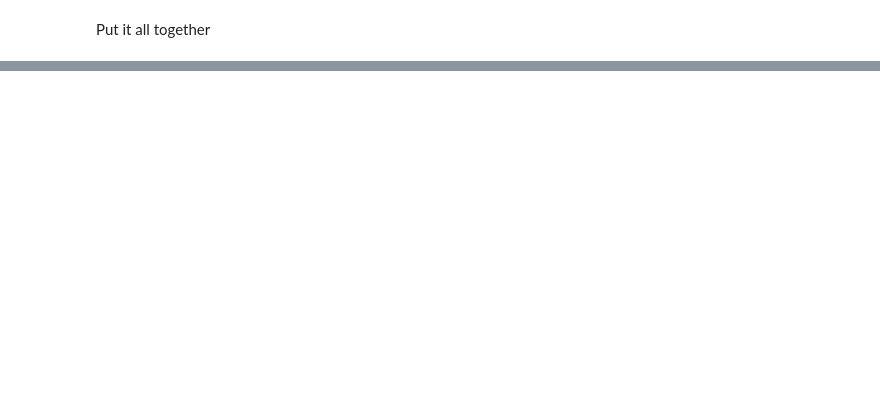
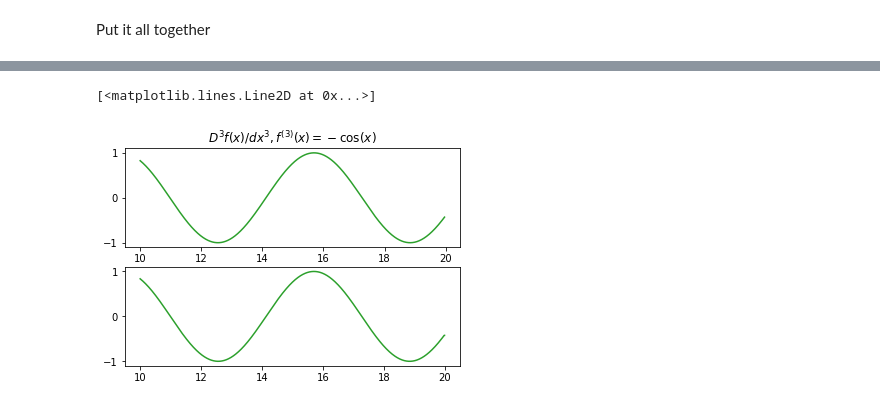
Before and after one commit to mattnappo/admd, a Jupyter notebook: Automatic_Differentiation.ipynb, the cells around one changed output, grey strips where cells are left out. Drawn from its saved outputs; the diff is of its cells as text; code cells hidden in the pictures; blank space fills up the shorter version.

```diff
--- a/Automatic_Differentiation.ipynb
+++ b/Automatic_Differentiation.ipynb
@@ -17,5 +20,7 @@ array([-0.54402111, -0.53657292,  0.99060736, -0.28790332, -0.75098725])
 Now we need to calculate the function values to put in our vector.
 # %%
 def calc_func_vector(f, n, r):
-  split_range = np.arange(r[0], r[1], (r[1]-r[0])/n)
-  return np.array(list(map(f, split_range)))
+  dx = (r[1]-r[0])/n
+  x = np.arange(r[0], r[1], dx)
+  y = np.array(list(map(f, x)))
+  return x, y, dx
@@ -43,0 +82,10 @@ print(p)
+# %%
+fig, (ax6, ax7) = plt.subplots(2)
+ax6.set_title(r'$D^3f(x) / dx^3, f^{(3)}(x) = -\cos(x)$')
+ax6.plot(x[1:-3], p3[1:-3], 'tab:green')
+# ax6.plot(x, -p)
+
+ax7.plot(x, -p, 'tab:green')
+# %% [output]
+[<matplotlib.lines.Line2D at 0x...>]
+[figure, added]
```
Also changed, not shown: parts of 15 cells of this notebook.
